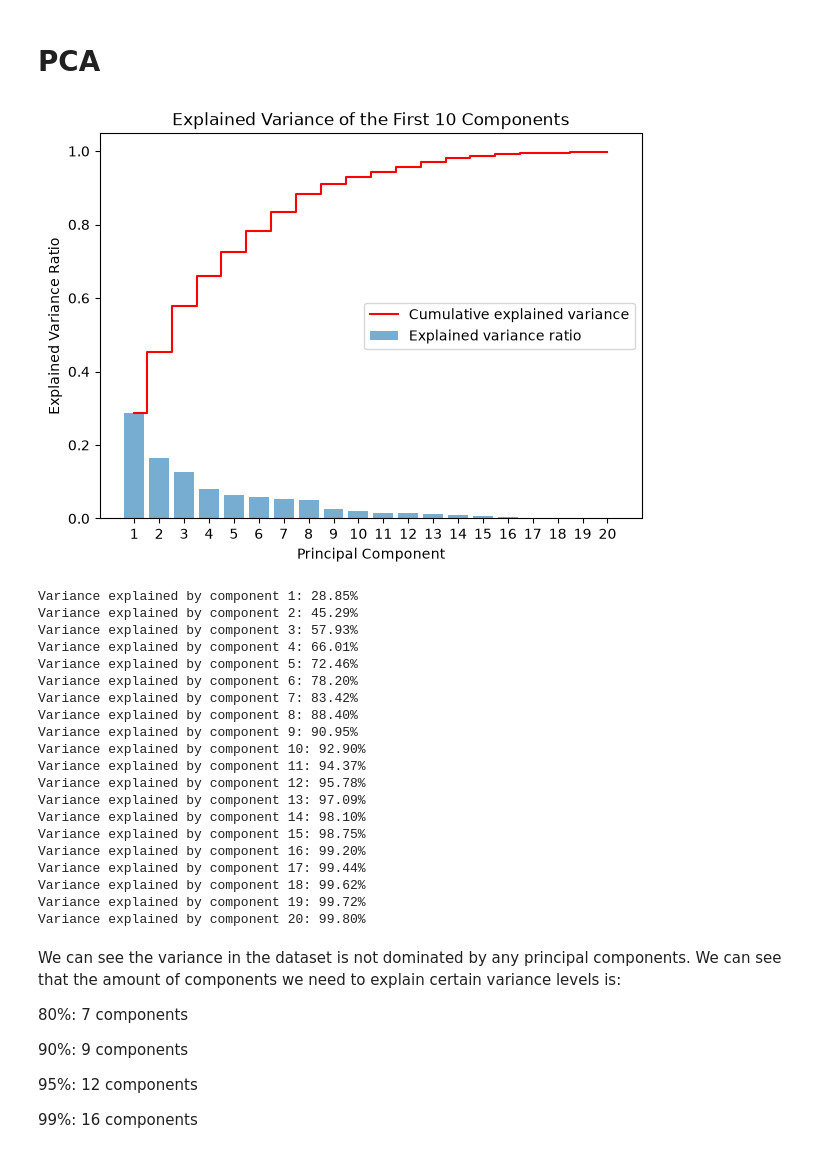
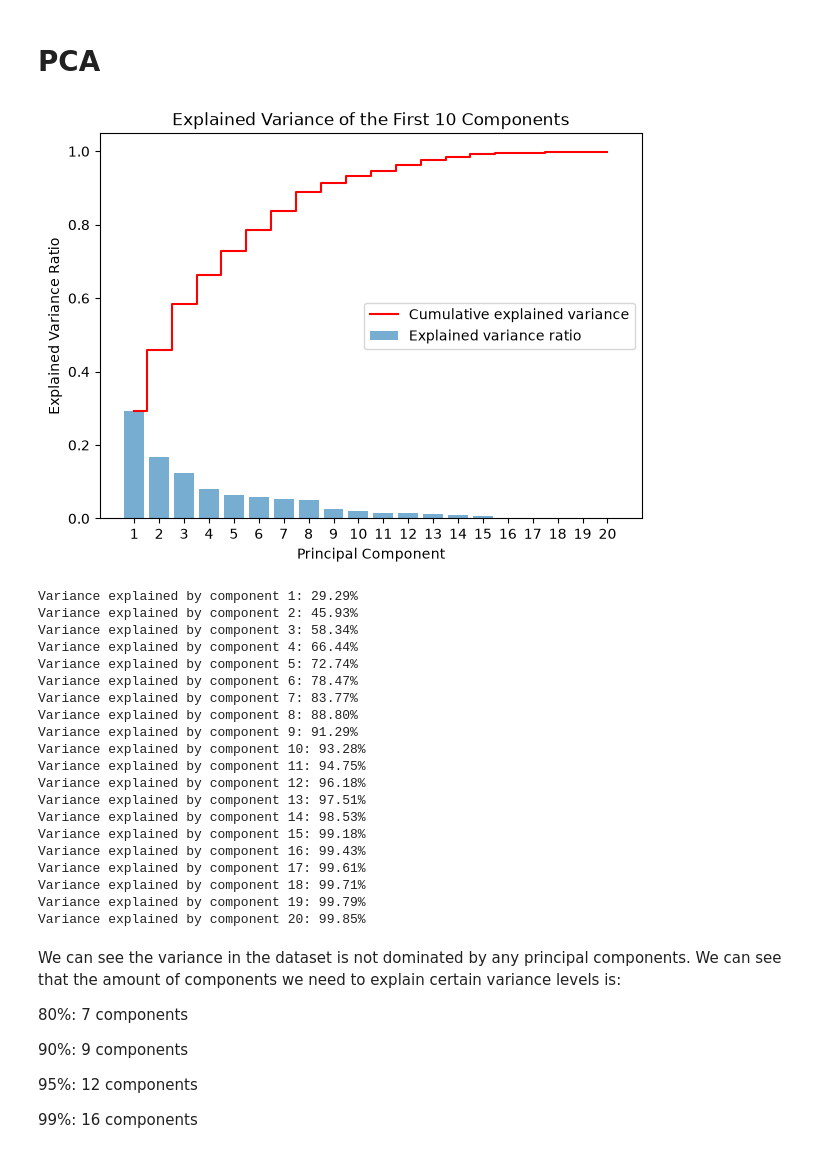
Before and after one commit to Hephaestois/ML4EE_project, a Jupyter notebook: introduction_tests.ipynb, the cells around one changed output. Drawn from its saved outputs; the diff is of its cells as text; code cells hidden in the pictures.

```diff
--- a/introduction_tests.ipynb
+++ b/introduction_tests.ipynb
@@ -51,6 +51,8 @@ Input_clean = Input.drop(columns=zero_std_columns)
 
 print("Number of features before cleaning Features without variation: ", len(Input.columns))
 print("number of features after  cleaning Features without variation: ", len(Input_clean.columns))
+x = Input.drop(columns=['Risk Factor'])
+x = x.drop(columns=zero_std_columns)
 # %% [output]
 ['Unnamed: 0', 'Bus Voltage-1', 'Bus Voltage-2', 'Bus Voltage-3', 'Bus Voltage-4', 'Bus Voltage-5', 'Bus Voltage-6', 'Bus Voltage-7', 'Bus Voltage-8', 'Bus Voltage-9', 'Bus Angles-1', 'Bus Angles-2',  ...
 [figure]
@@ -131,49 +133,49 @@ plot_correlation_matrix(Input_clean)
 # %% [markdown]
 # PCA
 # %%
-Input_scaled = StandardScaler().fit_transform(Input)
+x_scaled = StandardScaler().fit_transform(x)
 
 pca = PCA(n_components=20)
-pca_fitted = pca.fit_transform(Input_scaled)
+pca_fitted = pca.fit_transform(x_scaled)
 
 explained = pca.explained_variance_ratio_
 cumulative = np.cumsum(explained)
 components = np.arange(1, 21)
 
 plt.figure(figsize=(7, 5))
 plt.bar(components, explained, alpha=0.6, label='Explained variance ratio')
 plt.step(components, cumulative, where='mid', color='red', label='Cumulative explained variance')
 plt.xticks(components)
 plt.xlabel('Principal Component')
 plt.ylabel('Explained Variance Ratio')
 plt.title('Explained Variance of the First 10 Components')
 plt.legend()
 plt.show()
 
 for i in range(20):
     print(f'Variance explained by component {i+1}: {cumulative[i]*100:.2f}%')
 # %% [output]
-[figure, old version]
+[figure, new version]
-Variance explained by component 1: 28.85%
-Variance explained by component 2: 45.29%
-Variance explained by component 3: 57.93%
-Variance explained by component 4: 66.01%
-Variance explained by component 5: 72.46%
-Variance explained by component 6: 78.20%
-Variance explained by component 7: 83.42%
-Variance explained by component 8: 88.40%
-Variance explained by component 9: 90.95%
-Variance explained by component 10: 92.90%
-Variance explained by component 11: 94.37%
-Variance explained by component 12: 95.78%
-Variance explained by component 13: 97.09%
-Variance explained by component 14: 98.10%
-Variance explained by component 15: 98.75%
-Variance explained by component 16: 99.20%
-Variance explained by component 17: 99.44%
-Variance explained by component 18: 99.62%
-Variance explained by component 19: 99.72%
-Variance explained by component 20: 99.80%
+Variance explained by component 1: 29.29%
+Variance explained by component 2: 45.93%
+Variance explained by component 3: 58.34%
+Variance explained by component 4: 66.44%
+Variance explained by component 5: 72.74%
+Variance explained by component 6: 78.47%
+Variance explained by component 7: 83.77%
+Variance explained by component 8: 88.80%
+Variance explained by component 9: 91.29%
+Variance explained by component 10: 93.28%
+Variance explained by component 11: 94.75%
+Variance explained by component 12: 96.18%
+Variance explained by component 13: 97.51%
+Variance explained by component 14: 98.53%
+Variance explained by component 15: 99.18%
+Variance explained by component 16: 99.43%
+Variance explained by component 17: 99.61%
+Variance explained by component 18: 99.71%
+Variance explained by component 19: 99.79%
+Variance explained by component 20: 99.85%
 # %% [markdown]
 We can see the variance in the dataset is not dominated by any principal components. We can see that the amount of components we need to explain certain variance levels is:
 
```
Also changed, not shown: parts of 11 cells of this notebook, 4 other files.
